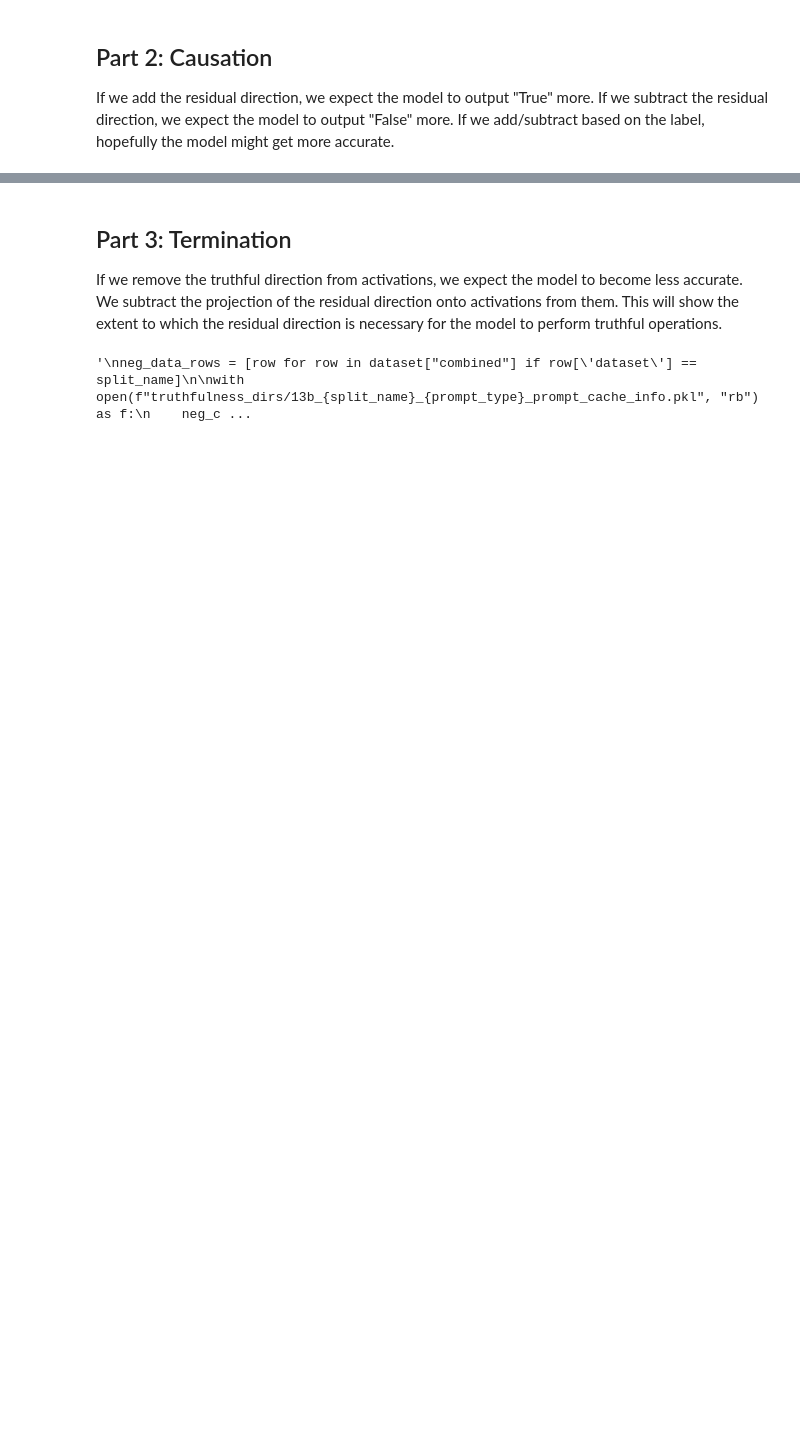
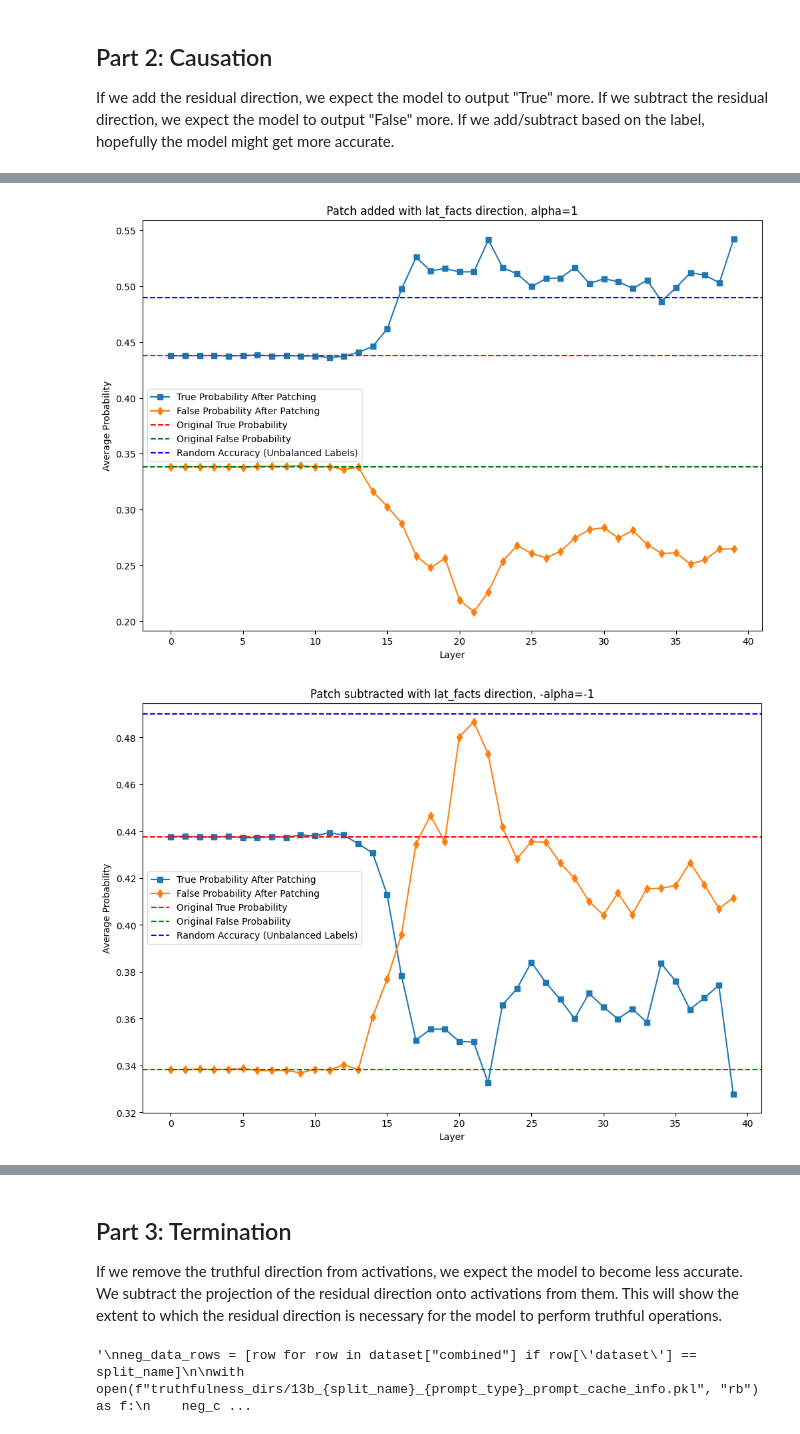
Before and after one commit to magikarp01/rep_control, a Jupyter notebook: rep_testing.ipynb, the cells around one changed output, grey strips where cells are left out. Cells and saved outputs as stored; diff of their text form; code cells hidden in the pictures; blank space fills up the shorter version.

```diff
--- a/rep_testing.ipynb
+++ b/rep_testing.ipynb
@@ -861,0 +902,49 @@ with open(f"performances/causal_intervention_performances_{split_name=}_{alpha=}
+# %%
+added_caches = {}
+subtracted_caches = {}
+flipped_label_caches = {}
+flipped_dot_caches = {}
+use_test = True
+
+alpha = 1
+use_leace_diff_norm = True
+if use_leace_diff_norm:
+    with open(f"truthfulness_dirs/13b_{split_name}_leace_diff_norms.pkl", "rb") as f:
+        leace_diff_norms = pickle.load(f)
+    # leace_diff_norms = {l: np.linalg.norm(erased_info[l], axis=-1) for l in range(n_layers)}
+else:
+    leace_diff_norms = None
+
+max_samples=100
+
+if use_test:
+    cache = test_cache
+
+else:
+    cache = train_cache
+
+for dir_name in direction_names:
+    added_caches[dir_name] = add_dir_to_cache(cache, resid_dirs=directions[dir_name], alpha=alpha, per_sample_norms=leace_diff_norms, flip="none", intervene_seq_positions = None, small_sample_num=max_samples)
+    subtracted_caches[dir_name] = add_dir_to_cache(cache, resid_dirs=directions[dir_name], alpha=-alpha, per_sample_norms=leace_diff_norms, flip="none", intervene_seq_positions = None, small_sample_num=max_samples)
+    # flipped_label_caches[dir_name] = add_dir_to_cache(cache, resid_dirs=directions[dir_name], alpha=alpha, per_sample_norms=leace_diff_norms, flip="label", intervene_seq_positions = None, small_sample_num=max_samples, labels=test_labels if use_test else train_labels)
+    # flipped_dot_caches[dir_name] = add_dir_to_cache(cache, resid_dirs=directions[dir_name], alpha=alpha, per_sample_norms=leace_diff_norms, flip="dot", intervene_seq_positions = None, small_sample_num=max_samples)
+
+added_performances = {}
+subtracted_performances = {}
+flipped_label_performances = {}
+flipped_dot_performances = {}
+
+short_test_data = test_data_rows[:100]
+scale_relative = False
+
+for dir_name in direction_names:
+    added_performances[dir_name] = test_intervention(added_caches[dir_name], short_test_data, plot=True, plot_type="Response", plot_title=f"Patch added with {dir_name} direction, {alpha=}", scale_relative=scale_relative)
+    subtracted_performances[dir_name] = test_intervention(subtracted_caches[dir_name], short_test_data, plot=True, plot_type="Response", plot_title=f"Patch subtracted with {dir_name} direction, {-alpha=}", scale_relative=scale_relative)
+    # flipped_label_performances[dir_name] = test_intervention(flipped_label_caches[dir_name], short_test_data, plot=True, plot_title=f"Patch flipped with labels and {dir_name} direction, {alpha=}", scale_relative=scale_relative)
+    # flipped_dot_performances[dir_name] = test_intervention(flipped_dot_caches[dir_name], short_test_data, plot=True, plot_title=f"Patch flipped with dot and {dir_name} direction, {alpha=}", scale_relative=scale_relative)
+
+with open(f"performances/causal_intervention_performances_{split_name=}_{alpha=}_{use_leace_diff_norm=}_{scale_relative=}.pkl", "wb") as f:
+    pickle.dump((added_performances, subtracted_performances, flipped_label_performances, flipped_dot_performances), f)
+# %% [output]
+[figure, added]
+[figure, added]
```
Also changed, not shown: parts of 11 cells of this notebook, 3 other files.
